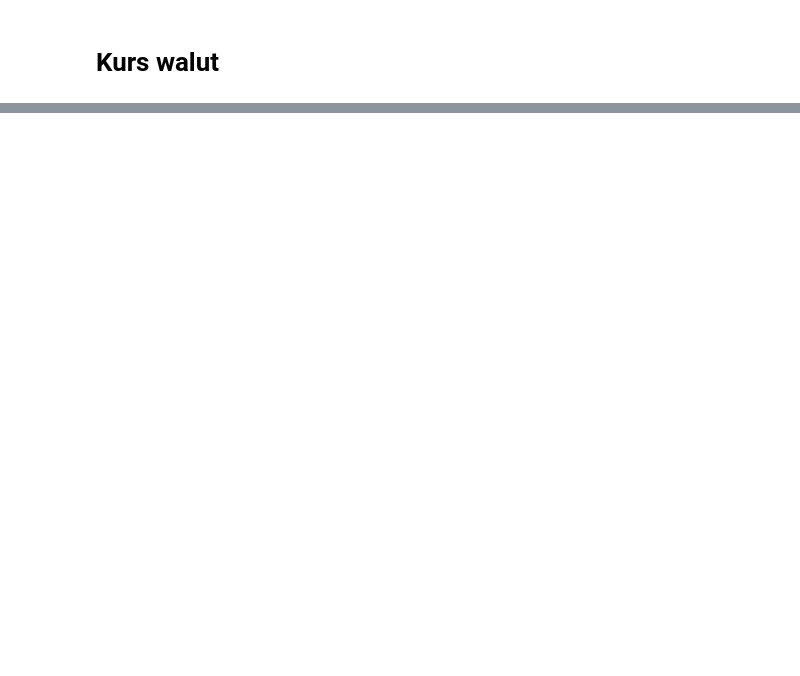
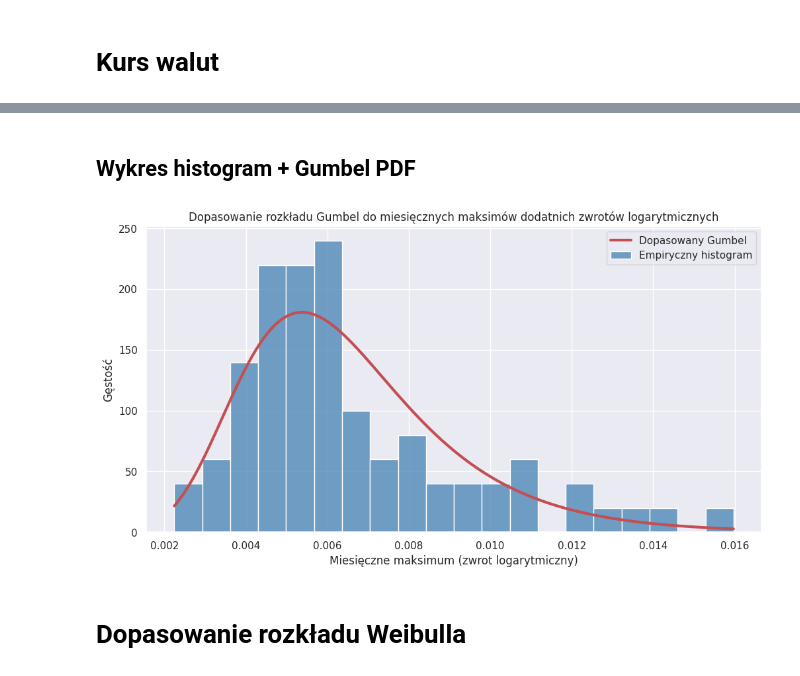
Before and after one commit to mathieuboro/nvidia_risk_management, a Jupyter notebook: maks.ipynb, the cells around one changed output, grey strips where cells are left out. Saved outputs shown, nothing was run; the diff lists cells and outputs as text; code cells hidden in the pictures; blank space fills up the shorter version.

```diff
--- a/maks.ipynb
+++ b/maks.ipynb
@@ -123,0 +188,19 @@ sigma:  0.001580662732885331
+# %%
+loc_gumbel, scale_gumbel = st.gumbel_r.fit(monthly_maxima_usd_twd_raw)
+# %% [markdown]
+## Wykres histogram + Gumbel PDF
+# %%
+gumbel_pdf = st.gumbel_r.pdf(x_vals, loc_gumbel, scale_gumbel)
+
+plt.figure(figsize=(12,6))
+sns.histplot(monthly_maxima_usd_twd_raw, bins=20, kde=False, stat="density", color="steelblue", label='Empiryczny histogram')
+plt.plot(x_vals, gumbel_pdf, 'r-', lw=3, label='Dopasowany Gumbel')
+plt.title('Dopasowanie rozkładu Gumbel do miesięcznych maksimów dodatnich zwrotów logarytmicznych')
+plt.xlabel('Miesięczne maksimum (zwrot logarytmiczny)')
+plt.ylabel('Gęstość')
+plt.legend()
+plt.show()
+# %% [output]
+[figure, added]
+# %% [markdown]
+# Dopasowanie rozkładu Weibulla
```
Also changed, not shown: parts of 22 cells of this notebook.
